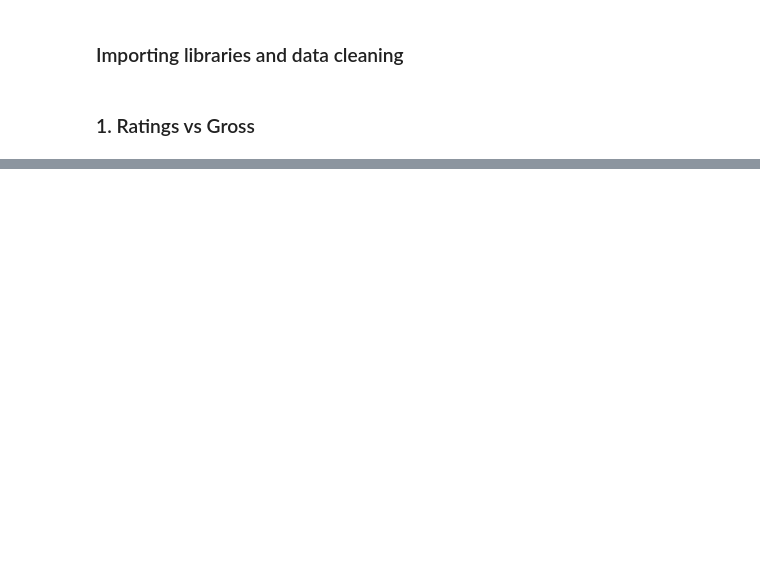
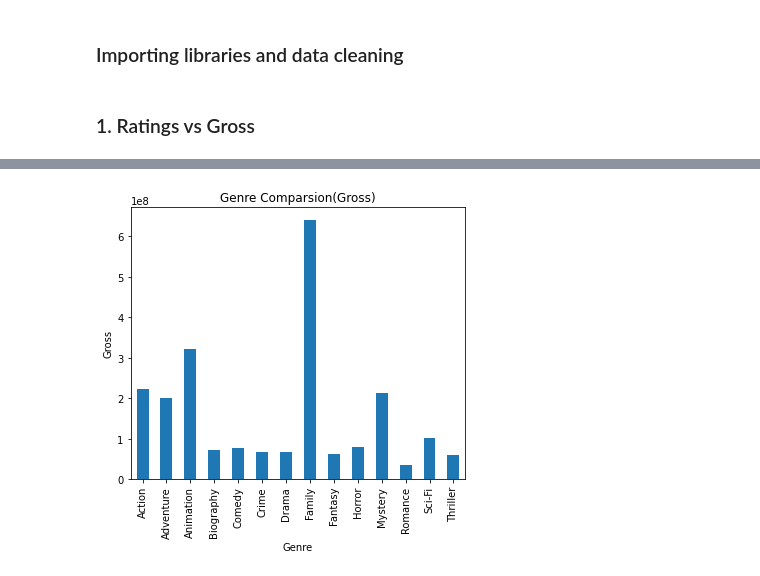
Before and after one commit to soaza/dao2702-project, a Jupyter notebook: movies_analysis.ipynb, the cells around one changed output, grey strips where cells are left out. Drawn from its saved outputs; the diff is of its cells as text; code cells hidden in the pictures; blank space fills up the shorter version.

```diff
--- a/movies_analysis.ipynb
+++ b/movies_analysis.ipynb
@@ -34,2 +34,8 @@ plt.plot(score_gross['score'], m * score_gross['score'] + b)
 # %%
-print(cleaned_dataset.groupby(cleaned_dataset['genre'])['gross'].mean())
+group_by_genre_df = cleaned_df.groupby('genre')
+gross_mean_across_genre = group_by_genre_df['gross'].mean()
+
+gross_mean_across_genre.plot(kind='bar', title='Genre Comparsion(Gross)', ylabel='Gross',
+         xlabel='Genre', figsize=(6, 5));
+# %% [output]
+[figure, added]
```
Also changed, not shown: parts of 8 cells of this notebook, 1 other file.
